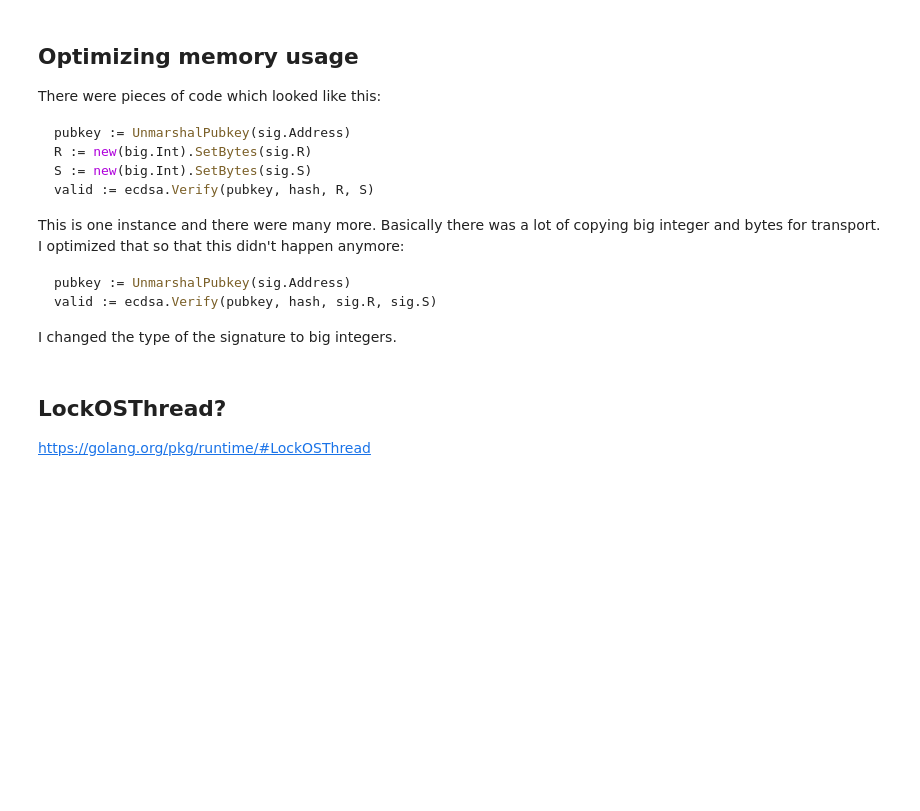
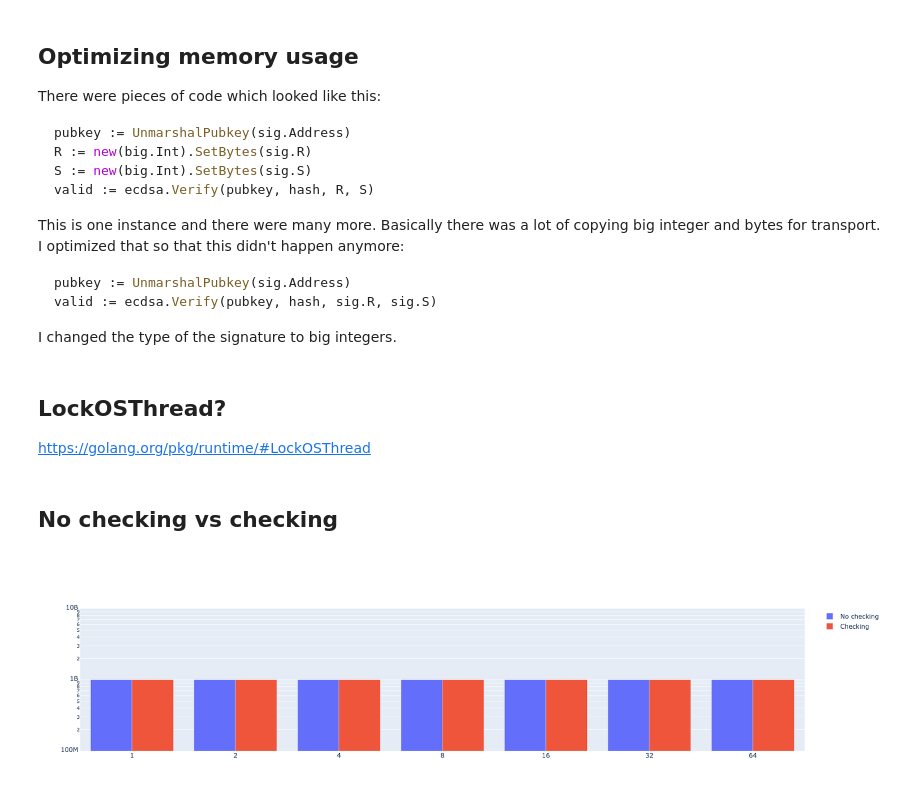
Before and after one commit to mmathys/acfts, a Jupyter notebook: docs/notebook/server-routine/server-routine.ipynb, the cells around one changed output. Cells and saved outputs as stored; diff of their text form; code cells hidden in the pictures; blank space fills up the shorter version.

```diff
--- a/docs/notebook/server-routine/server-routine.ipynb
+++ b/docs/notebook/server-routine/server-routine.ipynb
@@ -139,3 +139,23 @@ I changed the type of the signature to big integers.
 ## LockOSThread?
 
 https://golang.org/pkg/runtime/#LockOSThread
+# %% [markdown]
+## No checking vs checking
+# %%
+import plotly.graph_objects as go
+import numpy as np
+
+
+no_checking = pd.read_csv("no-checking.csv")
+checking = pd.read_csv("checking.csv")
+
+fig = go.Figure(data=[
+    go.Bar(name='Checking', x=checking["cpus"], y=1/(checking["nsop"]*10**-9)),
+    go.Bar(name='No checking', x=no_checking["cpus"], y=1/(no_checking["nsop"]*10**-9))
+])
+# Change the bar mode
+fig.update_layout(barmode='group')
+fig.update_layout(xaxis_type='category', yaxis_type='log')
+fig.show()
+# %% [output]
+[figure, added]
```
Also changed, not shown: parts of 2 cells of this notebook, 9 other files.
